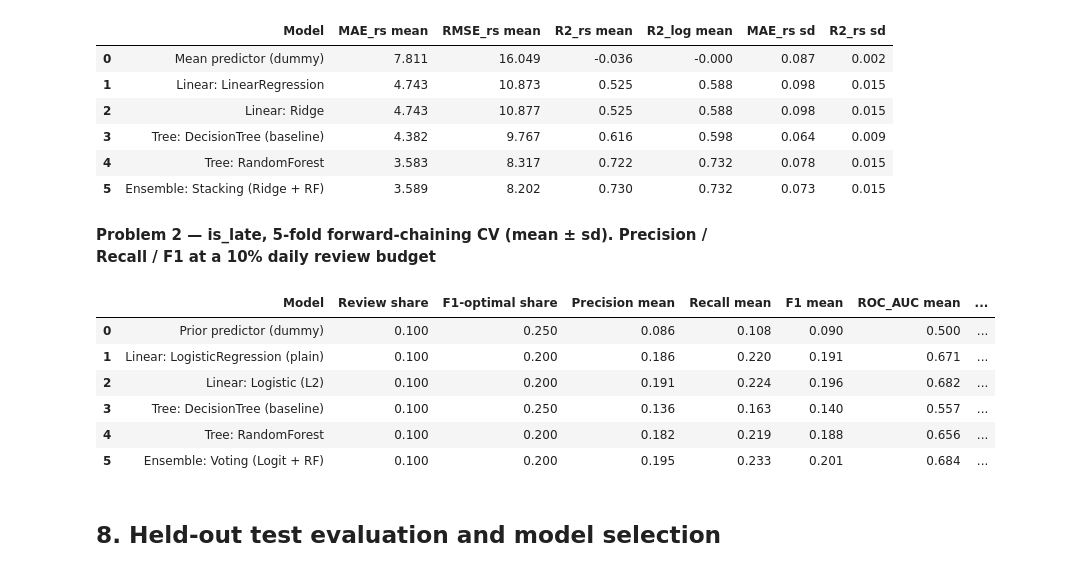
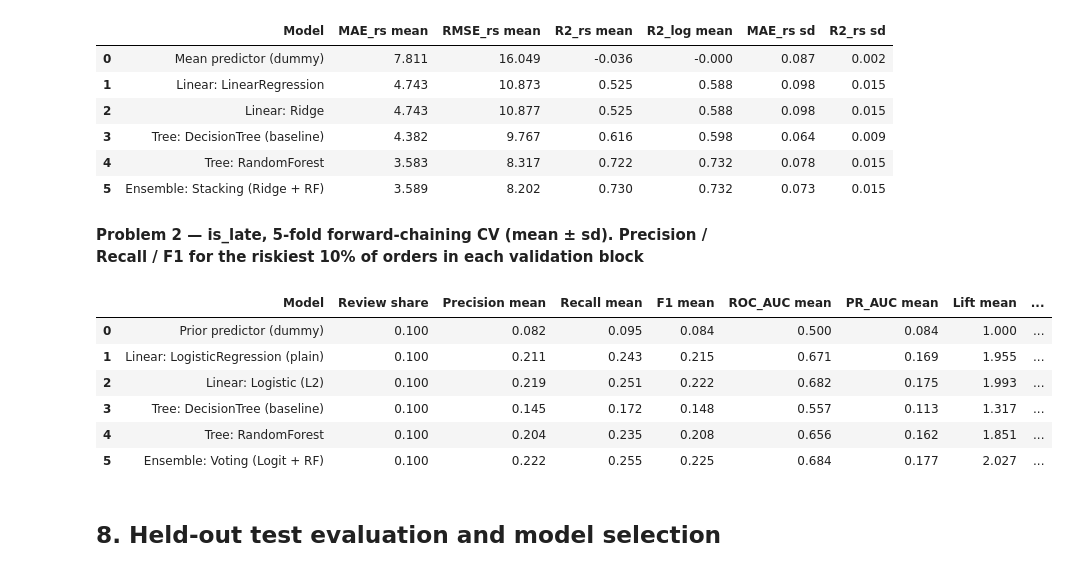
Before and after one commit to likeyou-ky/Team5_IT5006_Ecommerce_Analytics_AY2627Sem1, a Jupyter notebook: notebooks/Team5_Phase2_IT5006_AY2627Sem1.ipynb, the cells around one changed output. Cells and saved outputs as stored; diff of their text form; code cells hidden in the pictures.

```diff
--- a/notebooks/Team5_Phase2_IT5006_AY2627Sem1.ipynb
+++ b/notebooks/Team5_Phase2_IT5006_AY2627Sem1.ipynb
@@ -292,16 +286,16 @@ display(Markdown("**Problem 1 — regression, 5-fold grouped CV (mean ± sd acro
 # %%
 cv_b, share_b = P.cv_classification(clf_models, tr_b, fs_b)
 save(cv_b, "cv_classification.csv")
-display(Markdown("**Problem 2 — is_late, 5-fold forward-chaining CV (mean ± sd). Precision / Recall / F1 at a 10% daily review budget**")); display(cv_b)
+display(Markdown("**Problem 2 — is_late, 5-fold forward-chaining CV (mean ± sd). Precision / Recall / F1 for the riskiest 10% of orders in each validation block**")); display(cv_b)
 # %% [output]
-**Problem 2 — is_late, 5-fold forward-chaining CV (mean ± sd). Precision / Recall / F1 at a 10% daily review budget**
+**Problem 2 — is_late, 5-fold forward-chaining CV (mean ± sd). Precision / Recall / F1 for the riskiest 10% of orders in each validation block**
-|  | Model | Review share | F1-optimal share | Precision mean | Recall mean | F1 mean | ROC_AUC mean | ... |
-| 0 | Prior predictor (dummy) | 0.100 | 0.250 | 0.086 | 0.108 | 0.090 | 0.500 | ... |
-| 1 | Linear: LogisticRegression (plain) | 0.100 | 0.200 | 0.186 | 0.220 | 0.191 | 0.671 | ... |
-| 2 | Linear: Logistic (L2) | 0.100 | 0.200 | 0.191 | 0.224 | 0.196 | 0.682 | ... |
-| 3 | Tree: DecisionTree (baseline) | 0.100 | 0.250 | 0.136 | 0.163 | 0.140 | 0.557 | ... |
-| 4 | Tree: RandomForest | 0.100 | 0.200 | 0.182 | 0.219 | 0.188 | 0.656 | ... |
-| 5 | Ensemble: Voting (Logit + RF) | 0.100 | 0.200 | 0.195 | 0.233 | 0.201 | 0.684 | ... |
+|  | Model | Review share | Precision mean | Recall mean | F1 mean | ROC_AUC mean | PR_AUC mean | Lift mean | ... |
+| 0 | Prior predictor (dummy) | 0.100 | 0.082 | 0.095 | 0.084 | 0.500 | 0.084 | 1.000 | ... |
+| 1 | Linear: LogisticRegression (plain) | 0.100 | 0.211 | 0.243 | 0.215 | 0.671 | 0.169 | 1.955 | ... |
+| 2 | Linear: Logistic (L2) | 0.100 | 0.219 | 0.251 | 0.222 | 0.682 | 0.175 | 1.993 | ... |
+| 3 | Tree: DecisionTree (baseline) | 0.100 | 0.145 | 0.172 | 0.148 | 0.557 | 0.113 | 1.317 | ... |
+| 4 | Tree: RandomForest | 0.100 | 0.204 | 0.235 | 0.208 | 0.656 | 0.162 | 1.851 | ... |
+| 5 | Ensemble: Voting (Logit + RF) | 0.100 | 0.222 | 0.255 | 0.225 | 0.684 | 0.177 | 2.027 | ... |
 # %% [markdown]
 ## 8. Held-out test evaluation and model selection
 # %%
```
Also changed, not shown: parts of 13 cells of this notebook, 6 other files.
